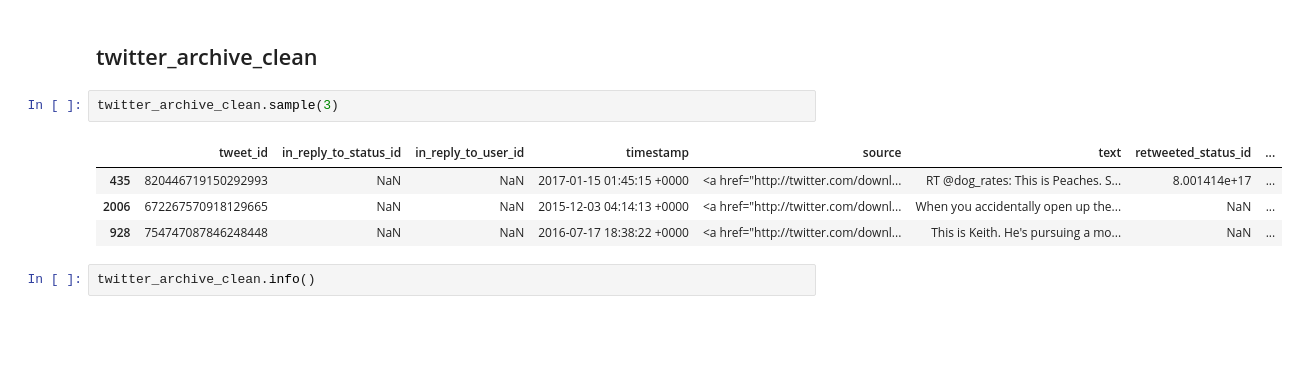
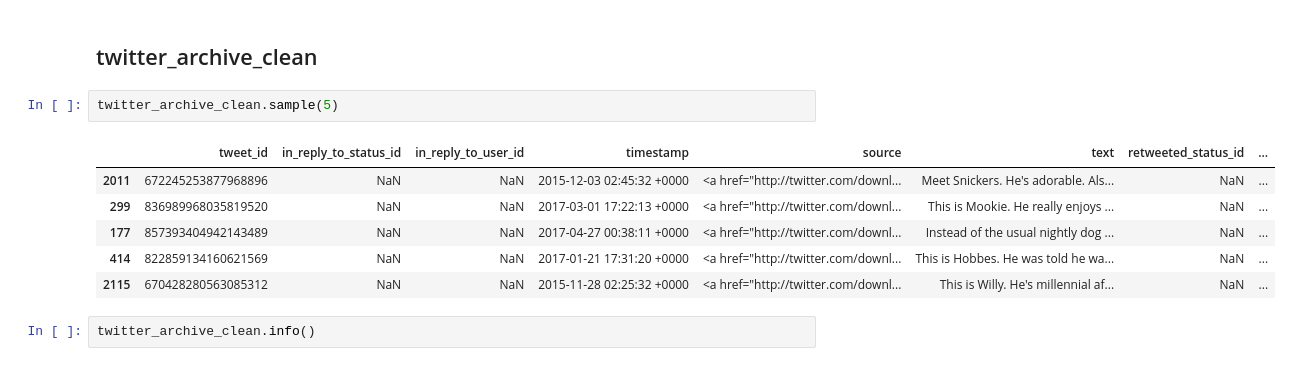
Before and after one commit to Miles-Murphy/data_wrangling_final_project, a Jupyter notebook: wrangle_act.ipynb, the cells around one changed output. Saved outputs shown, nothing was run; the diff lists cells and outputs as text; blank space fills up the shorter version.

Commit message:
Identified a few more data quality/tidiness issues in twitter_archive_clean

```diff
--- a/wrangle_act.ipynb
+++ b/wrangle_act.ipynb
@@ -438,12 +440,14 @@ image_predictions_clean.query("p1_dog == True")
 # %% [markdown]
 ## twitter_archive_clean
 # %%
-twitter_archive_clean.sample(3)
+twitter_archive_clean.sample(5)
 # %% [output]
 |  | tweet_id | in_reply_to_status_id | in_reply_to_user_id | timestamp | source | text | retweeted_status_id | ... |
-| 435 | 820446719150292993 | NaN | NaN | 2017-01-15 01:45:15 +0000 | <a href="http://twitter.com/downl... | RT @dog_rates: This is Peaches. S... | 8.001414e+17 | ... |
-| 2006 | 672267570918129665 | NaN | NaN | 2015-12-03 04:14:13 +0000 | <a href="http://twitter.com/downl... | When you accidentally open up the... | NaN | ... |
-| 928 | 754747087846248448 | NaN | NaN | 2016-07-17 18:38:22 +0000 | <a href="http://twitter.com/downl... | This is Keith. He's pursuing a mo... | NaN | ... |
+| 2011 | 672245253877968896 | NaN | NaN | 2015-12-03 02:45:32 +0000 | <a href="http://twitter.com/downl... | Meet Snickers. He's adorable. Als... | NaN | ... |
+| 299 | 836989968035819520 | NaN | NaN | 2017-03-01 17:22:13 +0000 | <a href="http://twitter.com/downl... | This is Mookie. He really enjoys ... | NaN | ... |
+| 177 | 857393404942143489 | NaN | NaN | 2017-04-27 00:38:11 +0000 | <a href="http://twitter.com/downl... | Instead of the usual nightly dog ... | NaN | ... |
+| 414 | 822859134160621569 | NaN | NaN | 2017-01-21 17:31:20 +0000 | <a href="http://twitter.com/downl... | This is Hobbes. He was told he wa... | NaN | ... |
+| 2115 | 670428280563085312 | NaN | NaN | 2015-11-28 02:25:32 +0000 | <a href="http://twitter.com/downl... | This is Willy. He's millennial af... | NaN | ... |
 # %%
 twitter_archive_clean.info()
 # %% [output]
```
Also changed, not shown: parts of 7 cells of this notebook.
